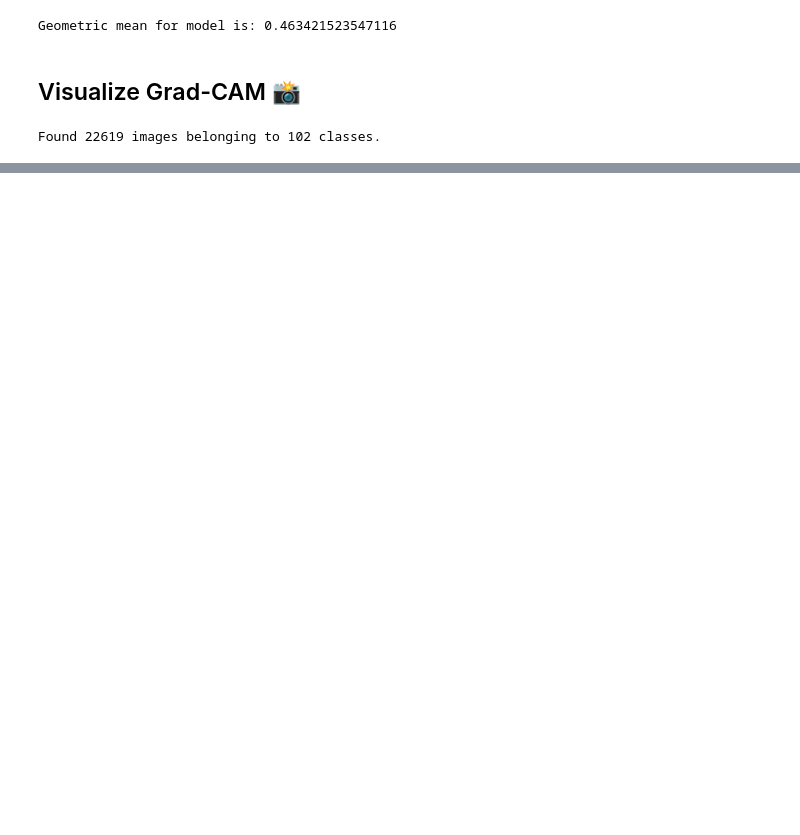
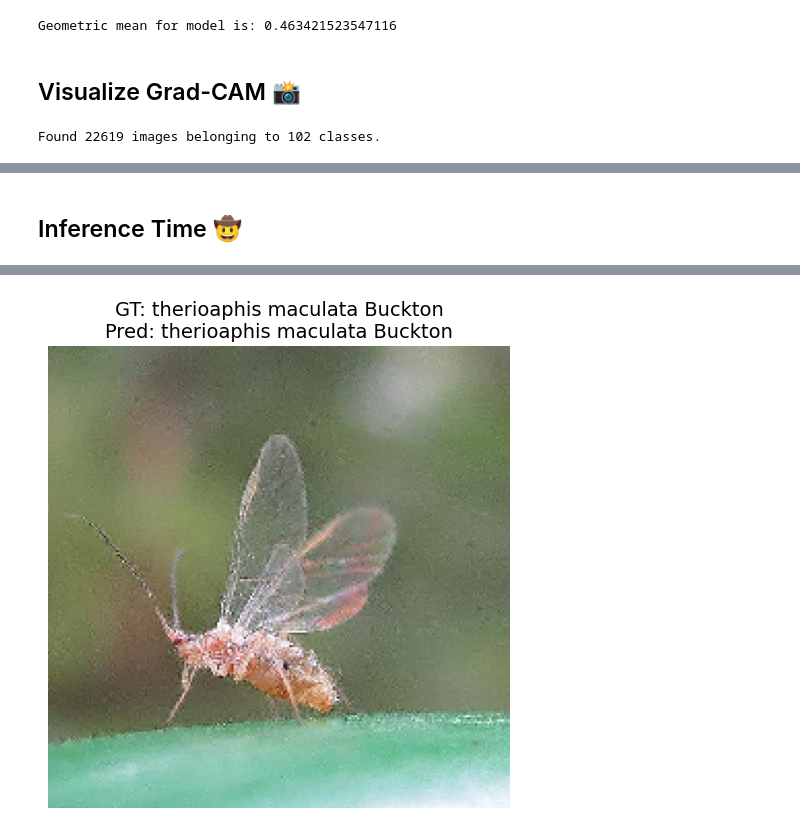
Before and after one commit to isaac0964/Aprendizaje_Automatico, a Jupyter notebook: Proyecto_Final/Codigo/IP102.ipynb, the cells around one changed output, grey strips where cells are left out. Drawn from its saved outputs; the diff is of its cells as text; code cells hidden in the pictures; blank space fills up the shorter version.

```diff
--- a/Proyecto_Final/Codigo/IP102.ipynb
+++ b/Proyecto_Final/Codigo/IP102.ipynb
@@ -625,0 +644,19 @@ plt.tight_layout()
+# %% [markdown]
+## Inference Time 🤠
+# %%
+test_data = iter(test_gen)
+# %%
+# Look at inferences over test set
+img, label = next(test_data)  # Get image and label from image generator
+label = np.argmax(label)  # Get class index
+
+# Get pred from model
+pred = model.predict(img)
+pred = np.argmax(pred)  # Get class idx
+
+plt.figure(figsize=(6, 6))
+plt.imshow(img[0])
+plt.title(f"GT: {classes[label]}\nPred: {classes[pred]}", fontsize=14)
+plt.axis("off")
+plt.show()
+# %% [output]
@@ -625,0 +664 @@ plt.tight_layout()
+[figure, added]
```
Also changed, not shown: parts of 20 cells of this notebook, 11 other files.
